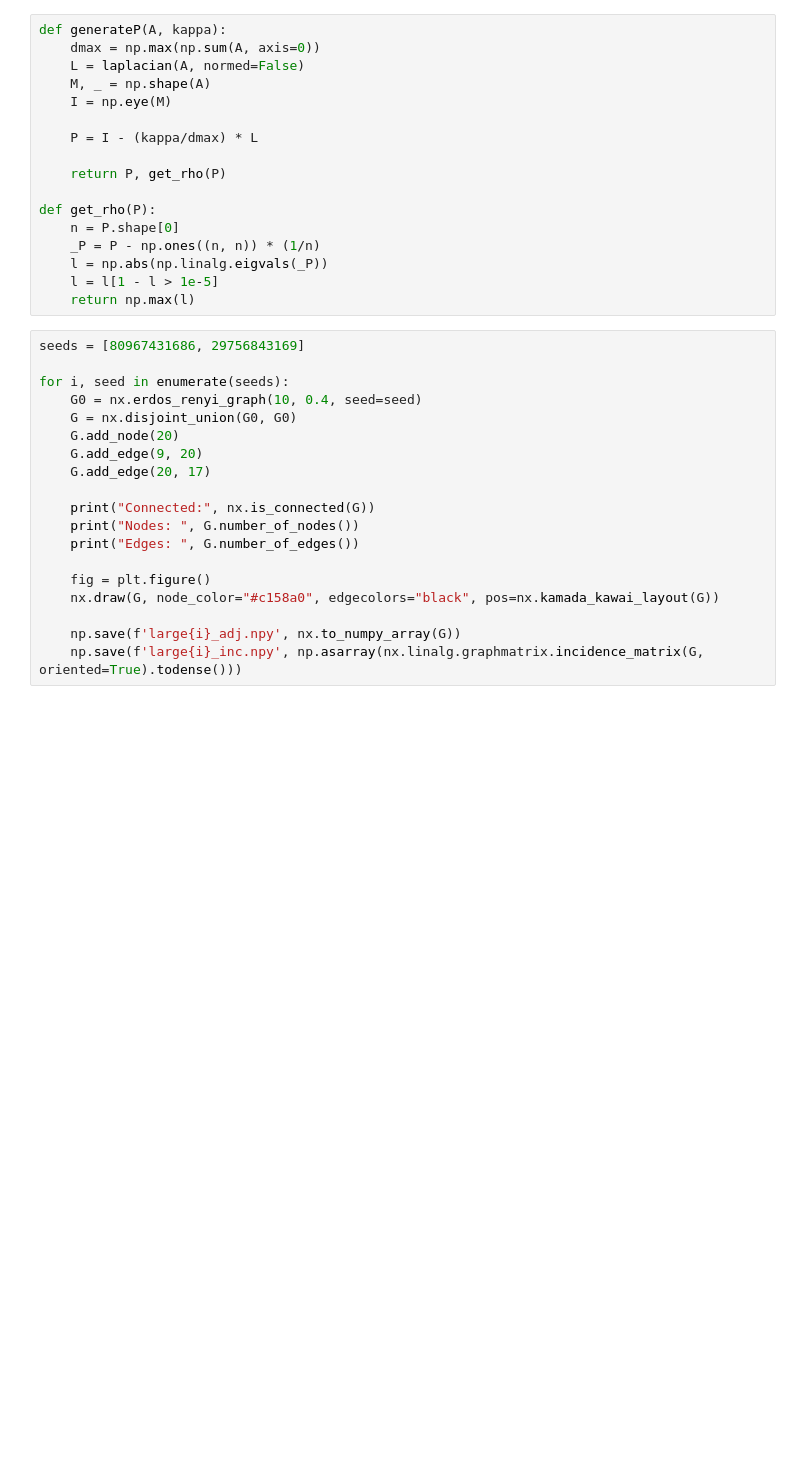
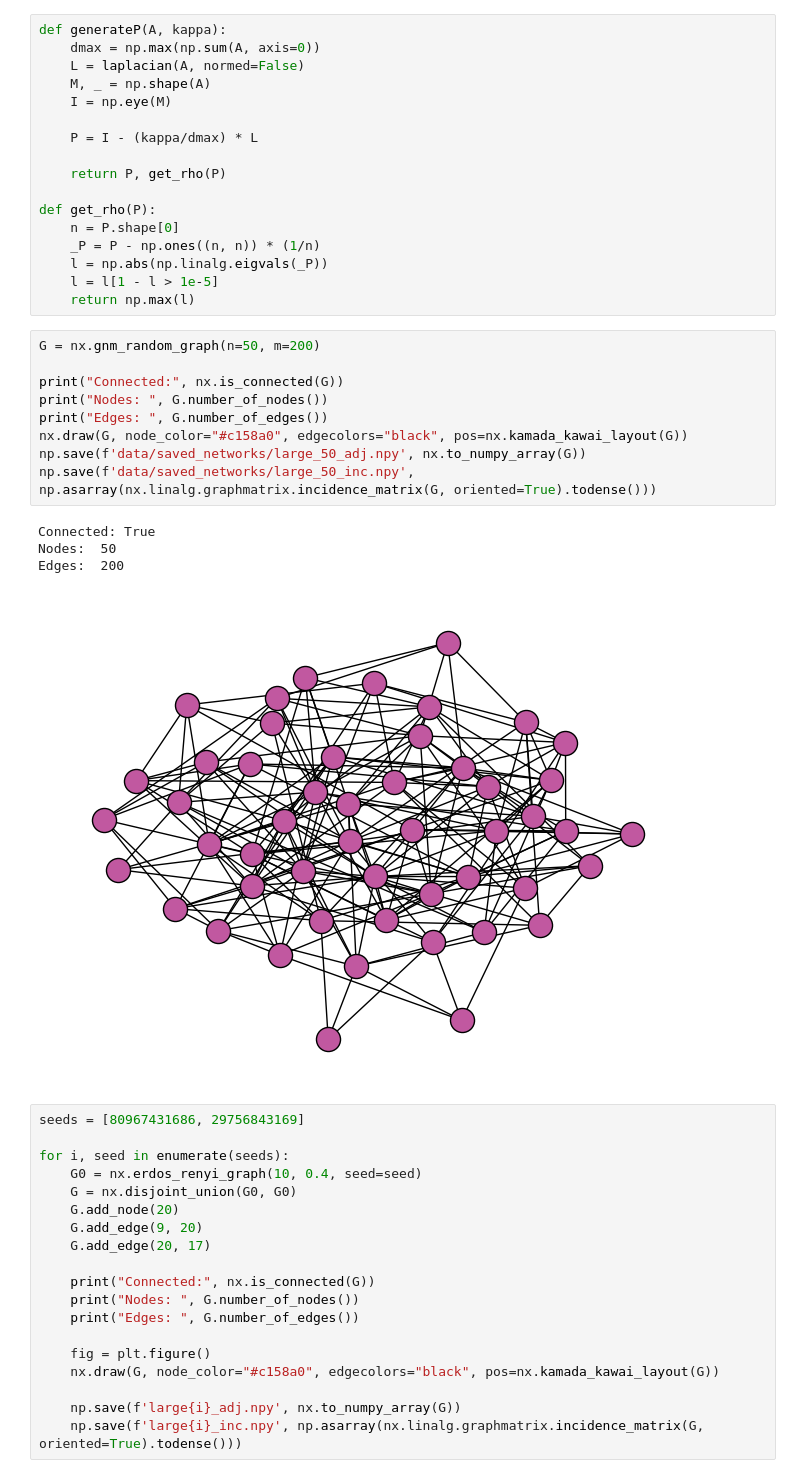
Before and after one commit to mokotturu/mamab-jit, a Jupyter notebook: large_nets.ipynb, the cells around one changed output. Cells and saved outputs as stored; diff of their text form; blank space fills up the shorter version.

```diff
--- a/large_nets.ipynb
+++ b/large_nets.ipynb
@@ -23,6 +23,20 @@ def get_rho(P):
 	l = np.abs(np.linalg.eigvals(_P))
 	l = l[1 - l > 1e-5]
 	return np.max(l)
+# %%
+G = nx.gnm_random_graph(n=50, m=200)
+
+print("Connected:", nx.is_connected(G))
+print("Nodes: ", G.number_of_nodes())
+print("Edges: ", G.number_of_edges())
+nx.draw(G, node_color="#c158a0", edgecolors="black", pos=nx.kamada_kawai_layout(G))
+np.save(f'data/saved_networks/large_50_adj.npy', nx.to_numpy_array(G))
+np.save(f'data/saved_networks/large_50_inc.npy', np.asarray(nx.linalg.graphmatrix.incidence_matrix(G, oriented=True).todense()))
+# %% [output]
+Connected: True
+Nodes:  50
+Edges:  200
+[figure, added]
 # %%
 seeds = [80967431686, 29756843169]
 
```
Also changed, not shown: 20 other files.
